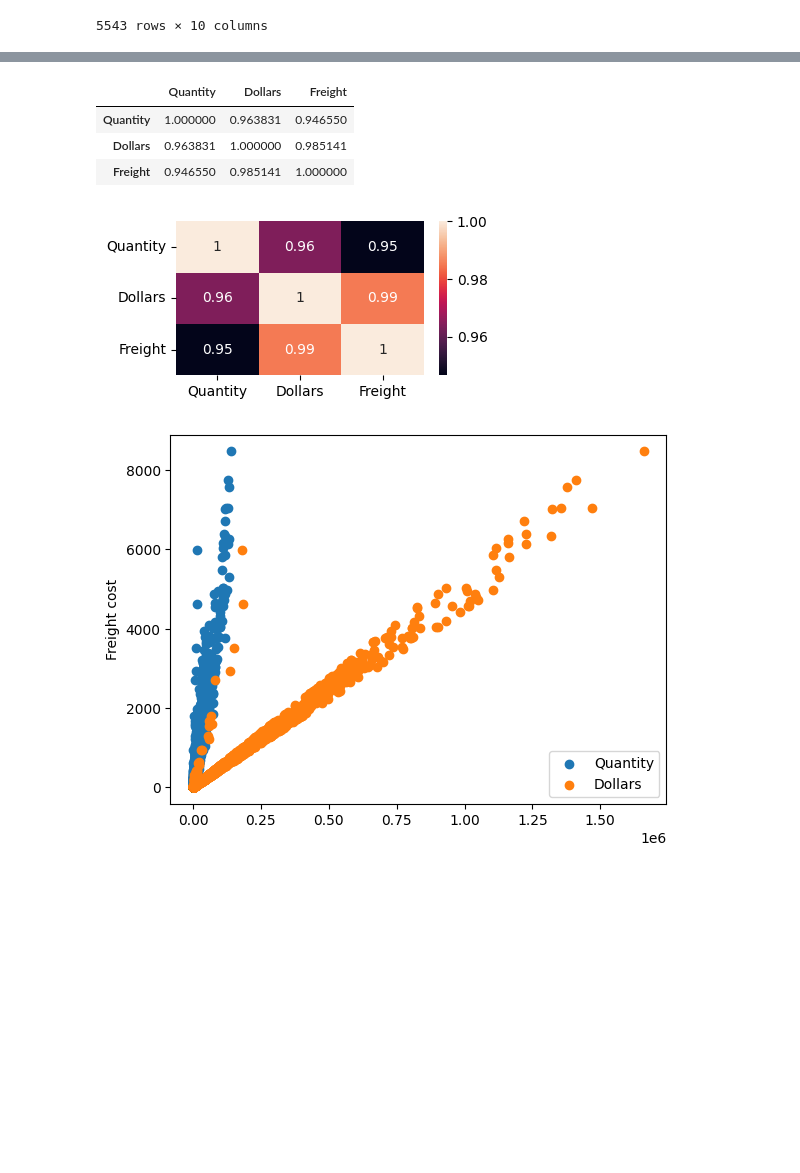
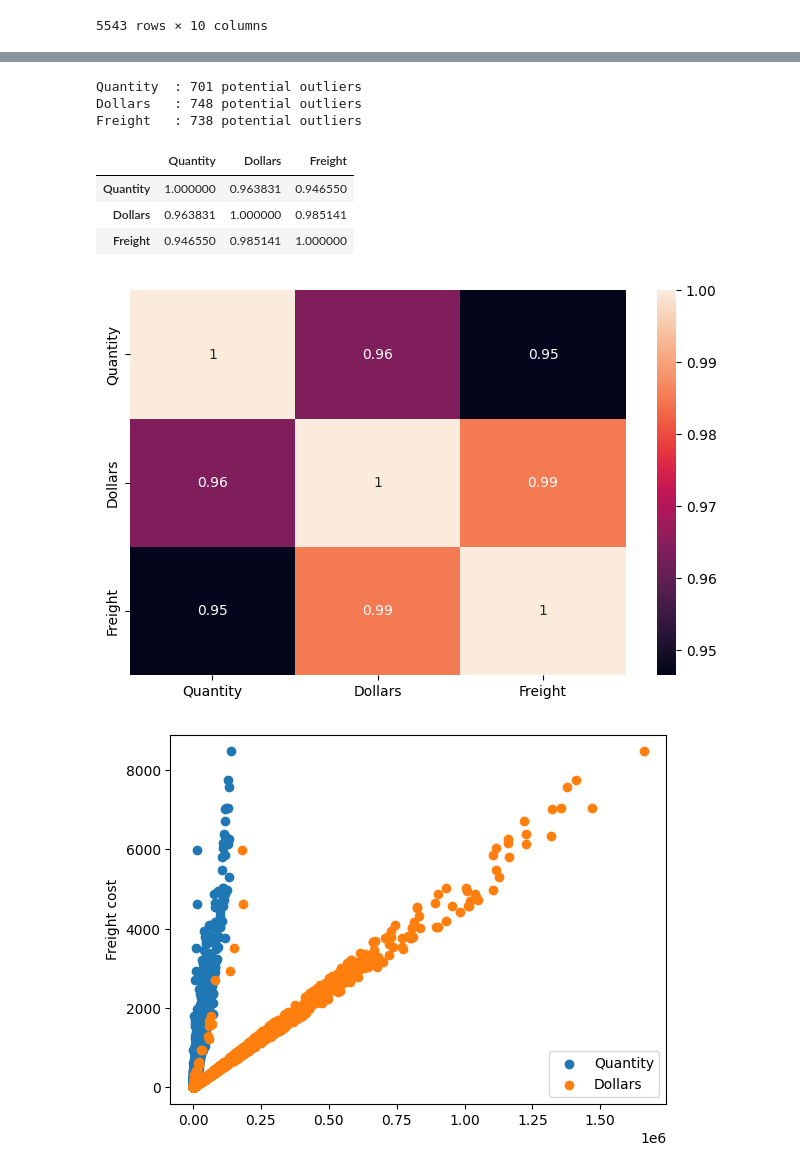
Before and after one commit to satyam4312/Vendor-Invoice-Analysis-using-Machine-learning, a Jupyter notebook: notebooks/predicting freight cost.ipynb, the cells around one changed output, grey strips where cells are left out. Cells and saved outputs as stored; diff of their text form; code cells hidden in the pictures; blank space fills up the shorter version.

```diff
--- a/notebooks/predicting freight cost.ipynb
+++ b/notebooks/predicting freight cost.ipynb
@@ -79,7 +79,7 @@ print(os.listdir("data1"))
 # %% [output]
 ['.ipynb_checkpoints', 'begin_inventory.csv', 'end_inventory.csv', 'purchases.csv', 'purchase_prices.csv', 'vendor_invoice.csv']
 # %%
-vendor_df = pd.read_csv("data1/vendor_invoice.csv")
+vendor_df = pd.read_csv("../data1/vendor_invoice.csv")
 vendor_df
 # %% [output]
 |  | VendorNumber | VendorName | InvoiceDate | PONumber | PODate | PayDate | Quantity | Dollars | Freight | ... |
@@ -109,0 +226,3 @@ vendor_df.describe().round()
+# %%
+vendor_df['Freight_per_unit'] = vendor_df['Freight'] / vendor_df['Quantity']
+vendor_df.head()
@@ -110,3 +236,19 @@ vendor_df.describe().round()
+# %%
+for col in ["Quantity", "Dollars", "Freight"]:
+    Q1 = df[col].quantile(0.25)
+    Q3 = df[col].quantile(0.75)
+
+    IQR = Q3 - Q1
+
+    lower = Q1 - 1.5 * IQR
+    upper = Q3 + 1.5 * IQR
+
+    outliers = ((df[col] < lower) | (df[col] > upper)).sum()
+    print(f"{col:10s}: " f"{outliers:,} potential outliers")
+# %% [output]
+Quantity  : 701 potential outliers
+Dollars   : 748 potential outliers
+Freight   : 738 potential outliers
 # %%
 vendor_df[['Quantity', 'Dollars', 'Freight']].corr()
 # %% [output]
@@ -115,11 +257,11 @@ vendor_df[['Quantity', 'Dollars', 'Freight']].corr()
 | Dollars | 0.963831 | 1.000000 | 0.985141 |
 | Freight | 0.946550 | 0.985141 | 1.000000 |
 # %%
-plt.figure(figsize = (4, 2))
+plt.figure(figsize = (8, 5))
 sns.heatmap(vendor_df[['Quantity', 'Dollars', 'Freight']].corr(), annot = True)
 plt.show()
 # %% [output]
-[figure, old version]
+[figure, new version]
 # %%
 plt.scatter(vendor_df['Quantity'], vendor_df['Freight'])
 plt.scatter(vendor_df['Dollars'], vendor_df['Freight'])
```
Also changed, not shown: parts of 29 cells of this notebook, 4 other files.
